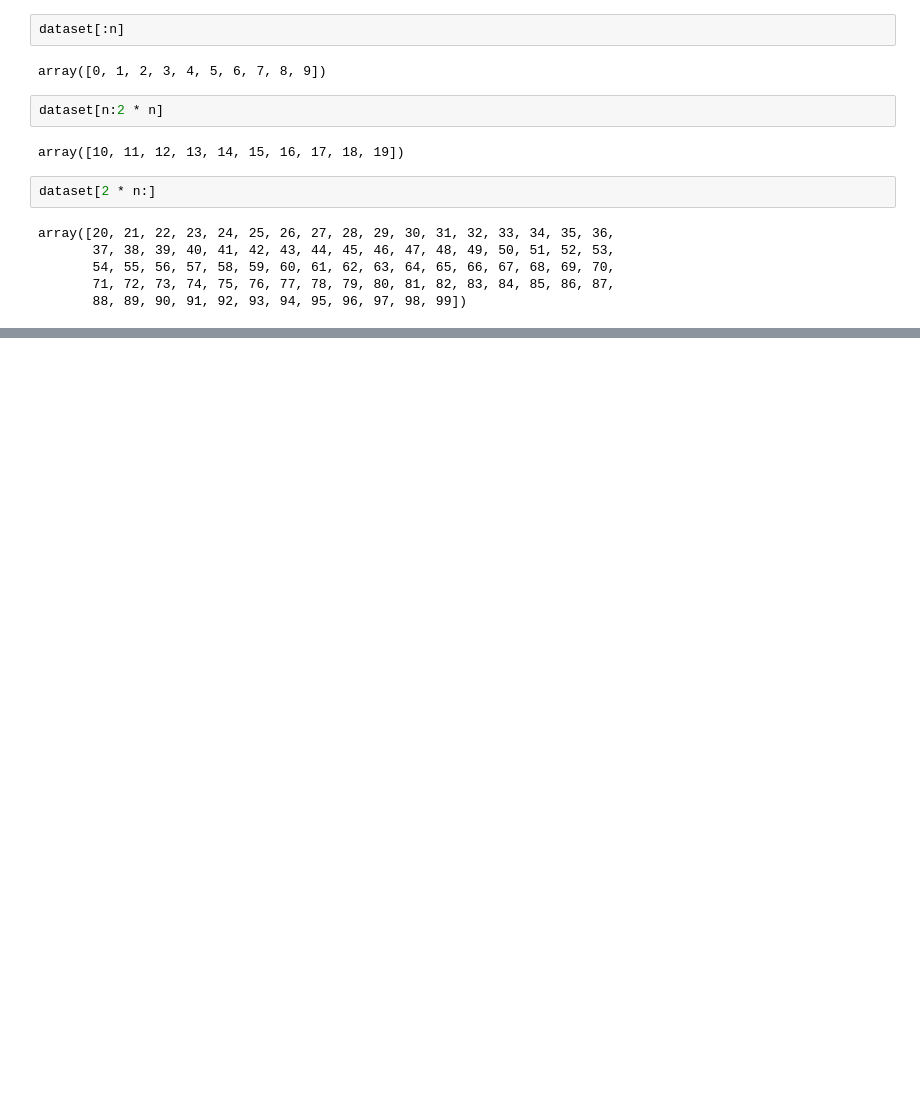
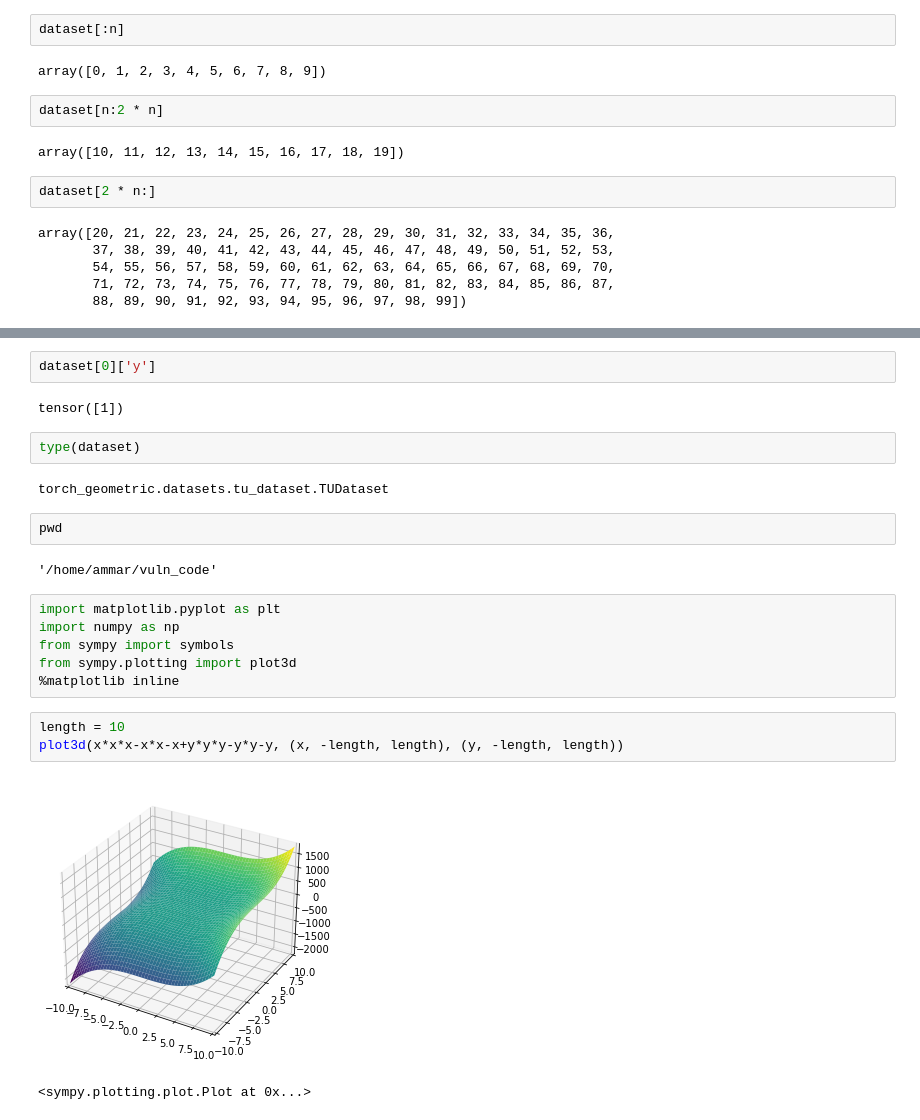
Before and after one commit to saeen666/graph_vuln, a Jupyter notebook: sir_anwar_tasks/mr_anwar_tasks.ipynb, the cells around one changed output, grey strips where cells are left out. Drawn from its saved outputs; the diff is of its cells as text; blank space fills up the shorter version.

```diff
--- a/sir_anwar_tasks/mr_anwar_tasks.ipynb
+++ b/sir_anwar_tasks/mr_anwar_tasks.ipynb
@@ -750,0 +943,24 @@ array([20, 21, 22, 23, 24, 25, 26, 27, 28, 29, 30, 31, 32, 33, 34, 35, 36,
+# %%
+dataset[0]['y']
+# %% [output]
+tensor([1])
+# %%
+type(dataset)
+# %% [output]
+torch_geometric.datasets.tu_dataset.TUDataset
+# %%
+pwd
+# %% [output]
+'/home/ammar/vuln_code'
+# %%
+import matplotlib.pyplot as plt
+import numpy as np
+from sympy import symbols
+from sympy.plotting import plot3d
+%matplotlib inline
+# %%
+length = 10
+plot3d(x*x*x-x*x-x+y*y*y-y*y-y, (x, -length, length), (y, -length, length))
+# %% [output]
+[figure, added]
+<sympy.plotting.plot.Plot at 0x...>
```
Also changed, not shown: parts of 18 cells of this notebook, 33 other files.
